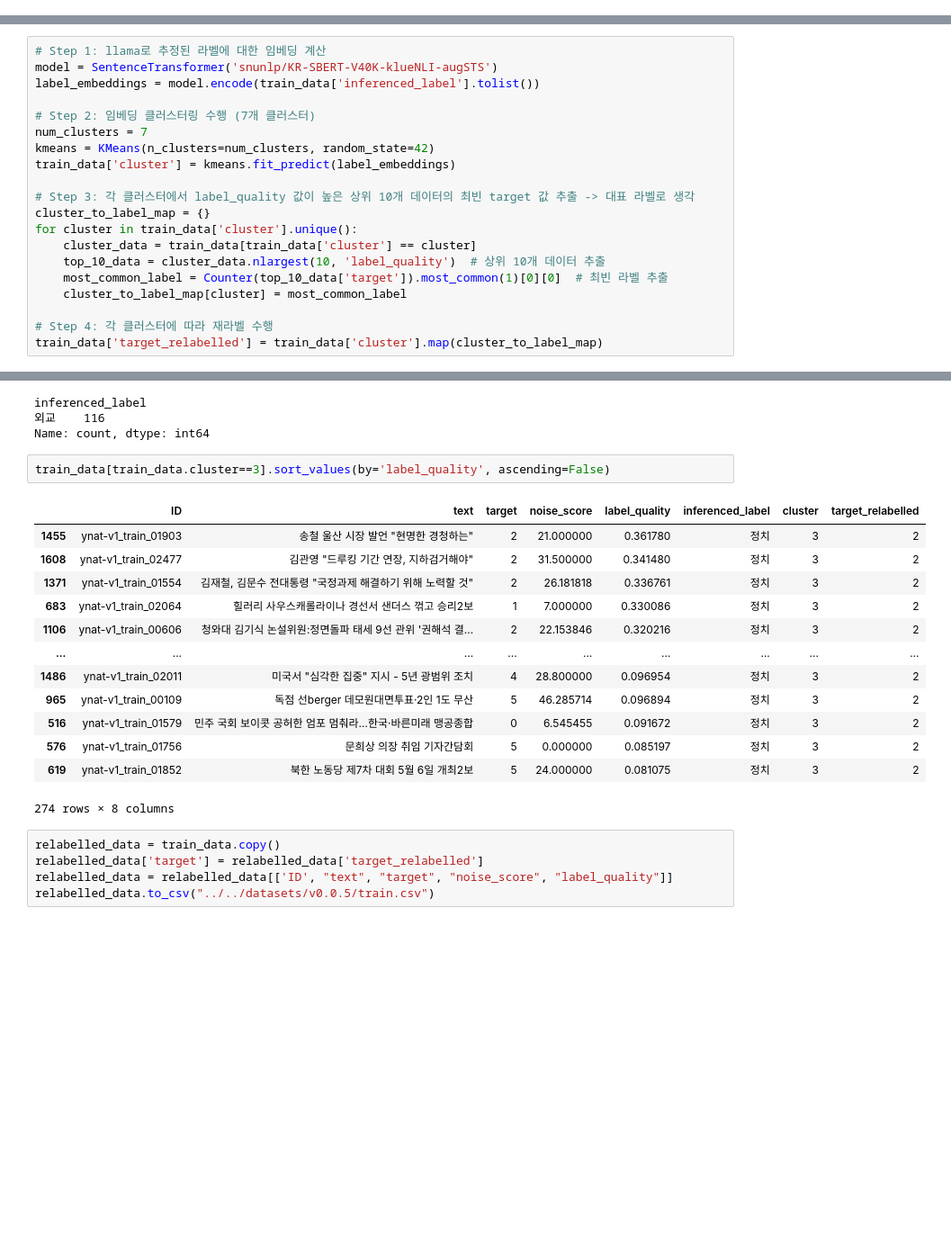
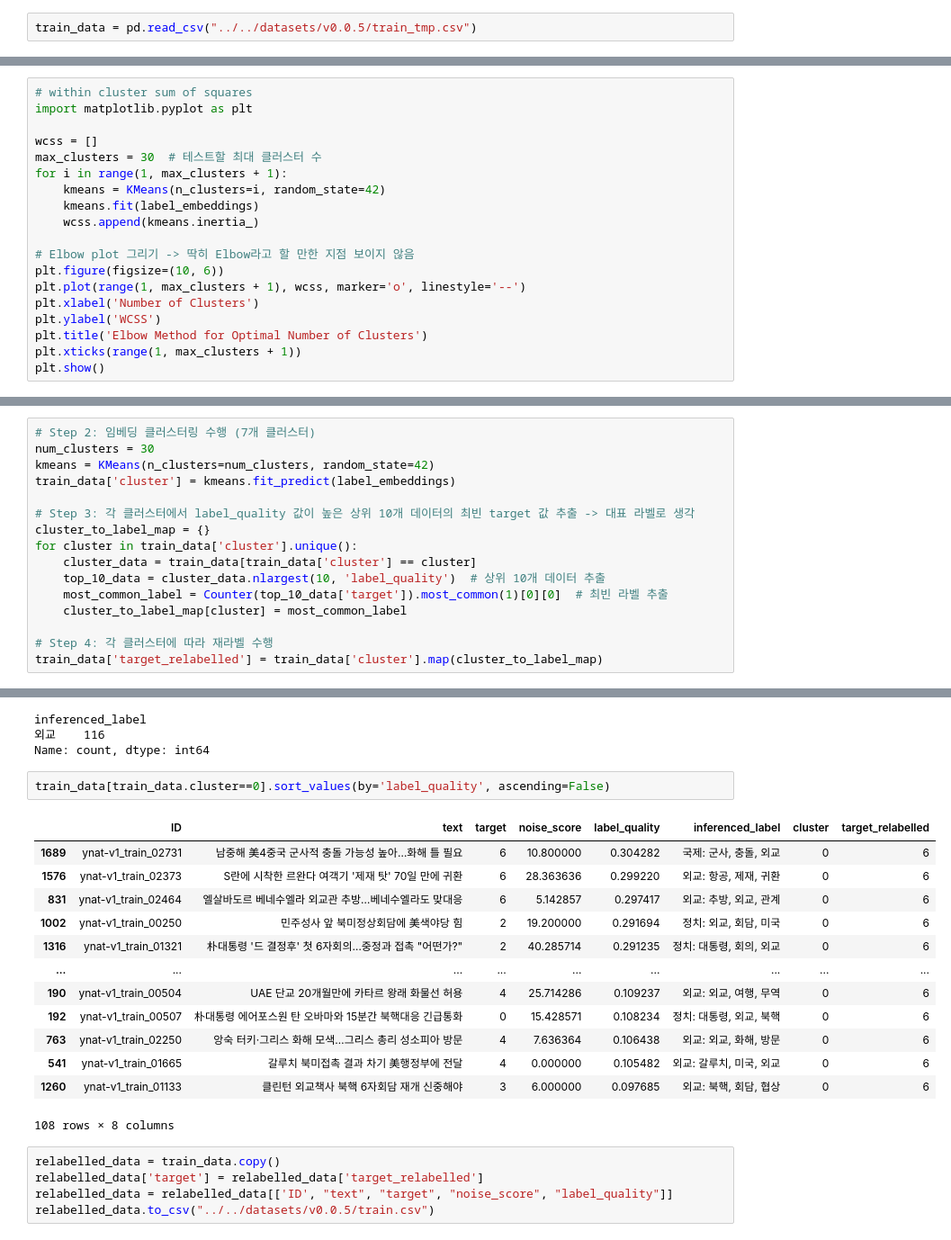
Before and after one commit to boostcampaitech7/level2-nlp-datacentric-nlp-06, a Jupyter notebook: minji/minji_clean_dataset.ipynb, the cells around one changed output, grey strips where cells are left out. Shown: that part at 90% size. Saved outputs shown, nothing was run; the diff lists cells and outputs as text; blank space fills up the shorter version.

Commit message:
feat: Apply labeling prompt v2 (llama)

```diff
--- a/minji/minji_clean_dataset.ipynb
+++ b/minji/minji_clean_dataset.ipynb
@@ -481,3 +458,5 @@ import pandas as pd
 from sklearn.cluster import KMeans
 from sentence_transformers import SentenceTransformer
 from collections import Counter
+# %%
+train_data = pd.read_csv("../../datasets/v0.0.5/train_tmp.csv")
@@ -483,0 +483,19 @@ from collections import Counter
+# %%
+# within cluster sum of squares
+import matplotlib.pyplot as plt
+
+wcss = []
+max_clusters = 30  # 테스트할 최대 클러스터 수
+for i in range(1, max_clusters + 1):
+    kmeans = KMeans(n_clusters=i, random_state=42)
+    kmeans.fit(label_embeddings)
+    wcss.append(kmeans.inertia_)
+
+# Elbow plot 그리기 -> 딱히 Elbow라고 할 만한 지점 보이지 않음
+plt.figure(figsize=(10, 6))
+plt.plot(range(1, max_clusters + 1), wcss, marker='o', linestyle='--')
+plt.xlabel('Number of Clusters')
+plt.ylabel('WCSS')
+plt.title('Elbow Method for Optimal Number of Clusters')
+plt.xticks(range(1, max_clusters + 1))
+plt.show()
@@ -484,10 +504,6 @@ from collections import Counter
 # %%
-# Step 1: llama로 추정된 라벨에 대한 임베딩 계산
-model = SentenceTransformer('snunlp/KR-SBERT-V40K-klueNLI-augSTS')
-label_embeddings = model.encode(train_data['inferenced_label'].tolist())
-
 # Step 2: 임베딩 클러스터링 수행 (7개 클러스터)
-num_clusters = 7
+num_clusters = 30
 kmeans = KMeans(n_clusters=num_clusters, random_state=42)
 train_data['cluster'] = kmeans.fit_predict(label_embeddings)
 
@@ -526,21 +576,21 @@ inferenced_label
 외교    116
 Name: count, dtype: int64
 # %%
-train_data[train_data.cluster==3].sort_values(by='label_quality', ascending=False)
+train_data[train_data.cluster==0].sort_values(by='label_quality', ascending=False)
 # %% [output]
 |  | ID | text | target | noise_score | label_quality | inferenced_label | cluster | target_relabelled |
-| 1455 | ynat-v1_train_01903 | 송철 울산 시장 발언 "현명한 경청하는" | 2 | 21.000000 | 0.361780 | 정치 | 3 | 2 |
-| 1608 | ynat-v1_train_02477 | 김관영 "드루킹 기간 연장, 지하검거해야" | 2 | 31.500000 | 0.341480 | 정치 | 3 | 2 |
-| 1371 | ynat-v1_train_01554 | 김재철, 김문수 전대통령 "국정과제 해결하기 위해 노력할 것" | 2 | 26.181818 | 0.336761 | 정치 | 3 | 2 |
-| 683 | ynat-v1_train_02064 | 힐러리 사우스캐롤라이나 경선서 샌더스 꺾고 승리2보 | 1 | 7.000000 | 0.330086 | 정치 | 3 | 2 |
-| 1106 | ynat-v1_train_00606 | 청와대 김기식 논설위원:정면돌파 태세 9선 관위 '권해석 결... | 2 | 22.153846 | 0.320216 | 정치 | 3 | 2 |
+| 1689 | ynat-v1_train_02731 | 남중해 美4중국 군사적 충돌 가능성 높아…화해 틀 필요 | 6 | 10.800000 | 0.304282 | 국제: 군사, 충돌, 외교 | 0 | 6 |
+| 1576 | ynat-v1_train_02373 | S란에 시착한 르완다 여객기 '제재 탓' 70일 만에 귀환 | 6 | 28.363636 | 0.299220 | 외교: 항공, 제재, 귀환 | 0 | 6 |
+| 831 | ynat-v1_train_02464 | 엘살바도르 베네수엘라 외교관 추방…베네수엘라도 맞대응 | 6 | 5.142857 | 0.297417 | 외교: 추방, 외교, 관계 | 0 | 6 |
+| 1002 | ynat-v1_train_00250 | 민주성사 앞 북미정상회담에 美색야당 힘 | 2 | 19.200000 | 0.291694 | 정치: 외교, 회담, 미국 | 0 | 6 |
+| 1316 | ynat-v1_train_01321 | 朴대통령 '드 결정후' 첫 6자회의…중정과 접촉 "어떤가?" | 2 | 40.285714 | 0.291235 | 정치: 대통령, 회의, 외교 | 0 | 6 |
 | ... | ... | ... | ... | ... | ... | ... | ... | ... |
-| 1486 | ynat-v1_train_02011 | 미국서 "심각한 집중" 지시 - 5년 광범위 조치 | 4 | 28.800000 | 0.096954 | 정치 | 3 | 2 |
-| 965 | ynat-v1_train_00109 | 독점 선berger 데모원대면투표·2인 1도 무산 | 5 | 46.285714 | 0.096894 | 정치 | 3 | 2 |
-| 516 | ynat-v1_train_01579 | 민주 국회 보이콧 공허한 엄포 멈춰라…한국·바른미래 맹공종합 | 0 | 6.545455 | 0.091672 | 정치 | 3 | 2 |
-| 576 | ynat-v1_train_01756 | 문희상 의장 취임 기자간담회 | 5 | 0.000000 | 0.085197 | 정치 | 3 | 2 |
-| 619 | ynat-v1_train_01852 | 북한 노동당 제7차 대회 5월 6일 개최2보 | 5 | 24.000000 | 0.081075 | 정치 | 3 | 2 |
+| 190 | ynat-v1_train_00504 | UAE 단교 20개월만에 카타르 왕래 화물선 허용 | 4 | 25.714286 | 0.109237 | 외교: 외교, 여행, 무역 | 0 | 6 |
+| 192 | ynat-v1_train_00507 | 朴대통령 에어포스원 탄 오바마와 15분간 북핵대응 긴급통화 | 0 | 15.428571 | 0.108234 | 정치: 대통령, 외교, 북핵 | 0 | 6 |
+| 763 | ynat-v1_train_02250 | 앙숙 터키·그리스 화해 모색…그리스 총리 성소피아 방문 | 4 | 7.636364 | 0.106438 | 외교: 외교, 화해, 방문 | 0 | 6 |
+| 541 | ynat-v1_train_01665 | 갈루치 북미접촉 결과 차기 美행정부에 전달 | 4 | 0.000000 | 0.105482 | 외교: 갈루치, 미국, 외교 | 0 | 6 |
+| 1260 | ynat-v1_train_01133 | 클린턴 외교책사 북핵 6자회담 재개 신중해야 | 3 | 6.000000 | 0.097685 | 외교: 북핵, 회담, 협상 | 0 | 6 |
-274 rows × 8 columns
+108 rows × 8 columns
 # %%
 relabelled_data = train_data.copy()
 relabelled_data['target'] = relabelled_data['target_relabelled']
```
Also changed, not shown: parts of 9 cells of this notebook, 2 other files.
